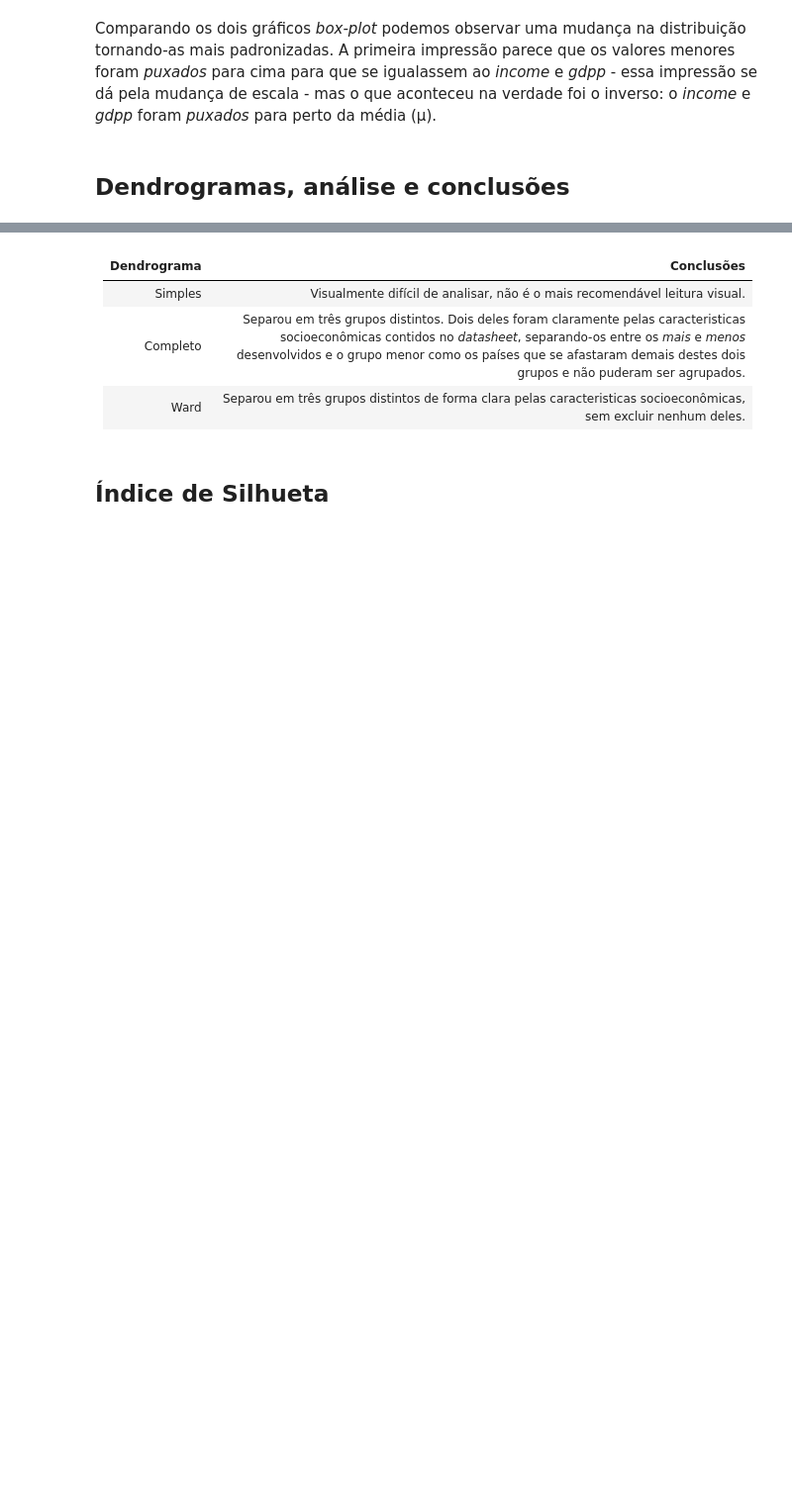
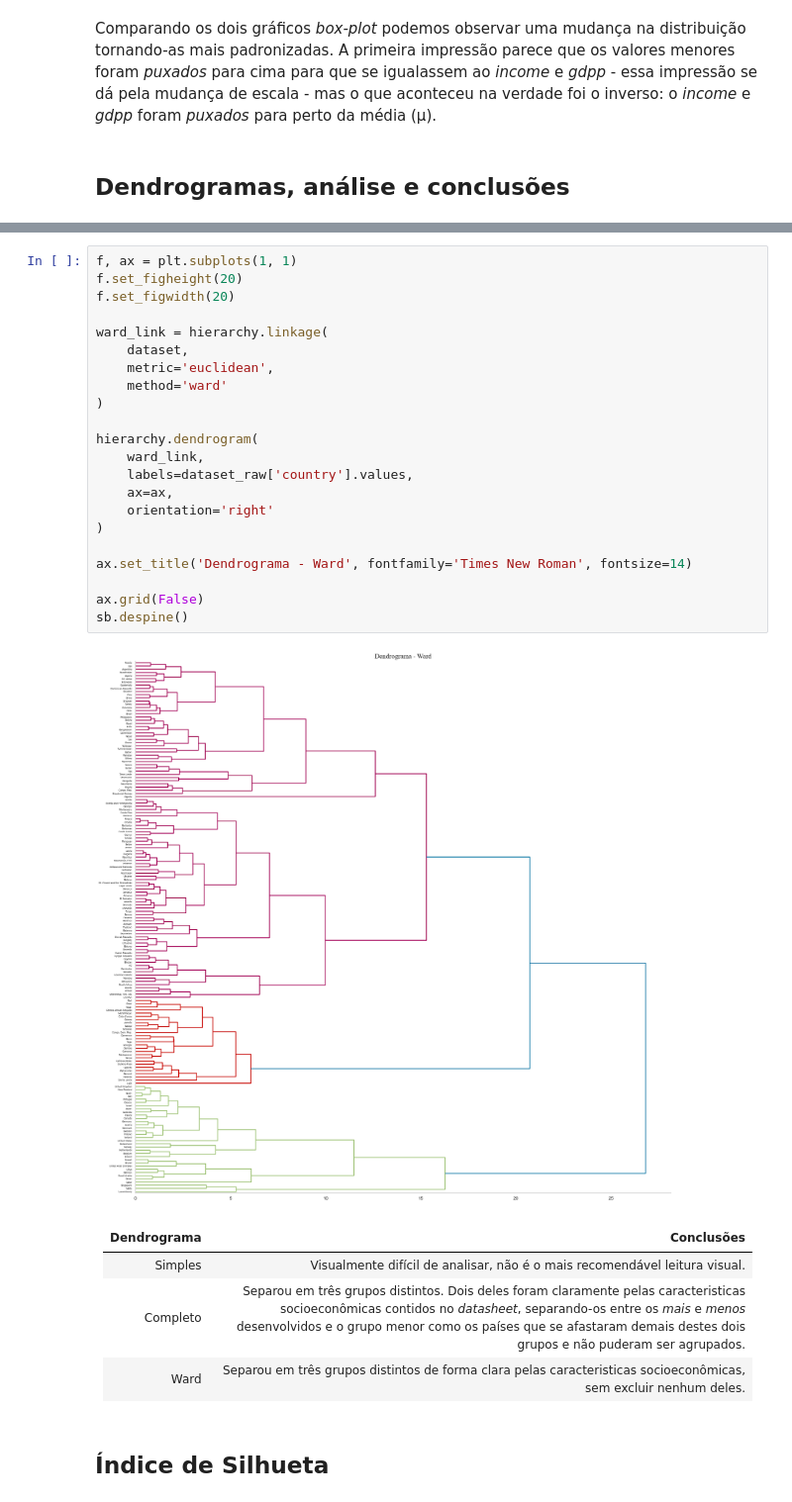
Before and after one commit to rabreu/Infnet-MIT-IA-Clustering-PD-25E4_2, a Jupyter notebook: Infnet-MIT-IA-Clustering-PD-25E4_2.ipynb, the cells around one changed output, grey strips where cells are left out. Shown at 99% size. Cells and saved outputs as stored; diff of their text form; blank space fills up the shorter version.

```diff
--- a/Infnet-MIT-IA-Clustering-PD-25E4_2.ipynb
+++ b/Infnet-MIT-IA-Clustering-PD-25E4_2.ipynb
@@ -255,3 +256,27 @@ NameError: name 'plt' is not defined
+# %%
+f, ax = plt.subplots(1, 1)
+f.set_figheight(20)
+f.set_figwidth(20)
+
+ward_link = hierarchy.linkage(
+    dataset,
+    metric='euclidean',
+    method='ward'
+)
+
+hierarchy.dendrogram(
+    ward_link,
+    labels=dataset_raw['country'].values,
+    ax=ax,
+    orientation='right'
+)
+
+ax.set_title('Dendrograma - Ward', fontfamily='Times New Roman', fontsize=14)
+
+ax.grid(False)
+sb.despine()
+# %% [output]
+[figure, added]
 # %% [markdown]
 <div align="center">
 
```
Also changed, not shown: parts of 15 cells of this notebook.
